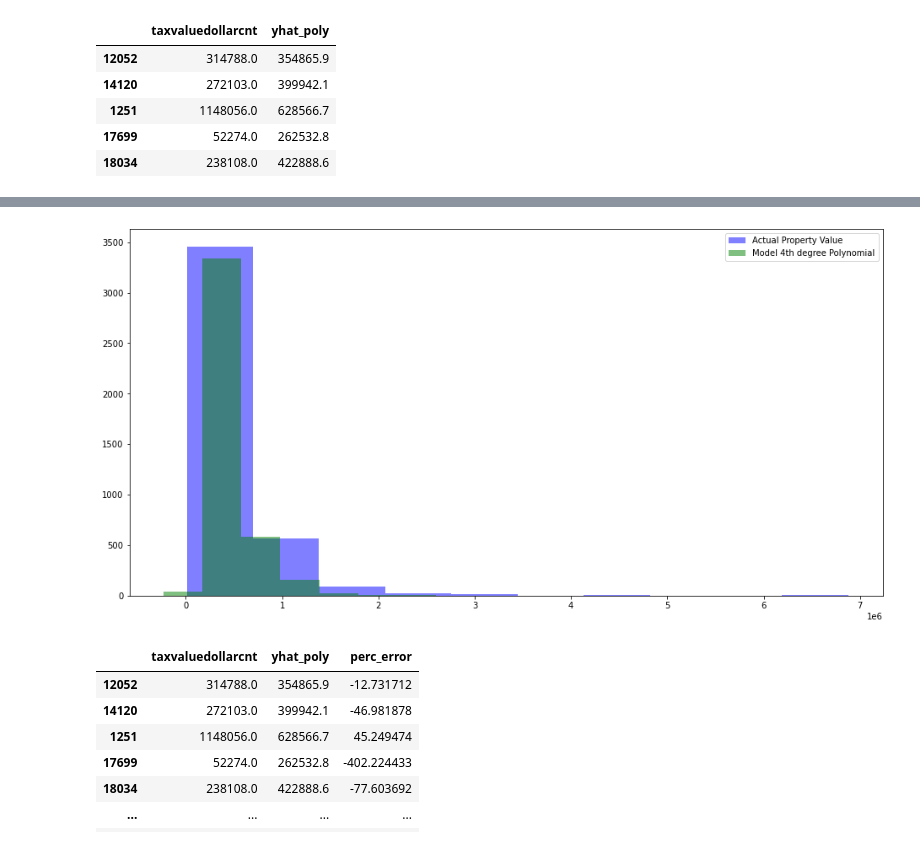
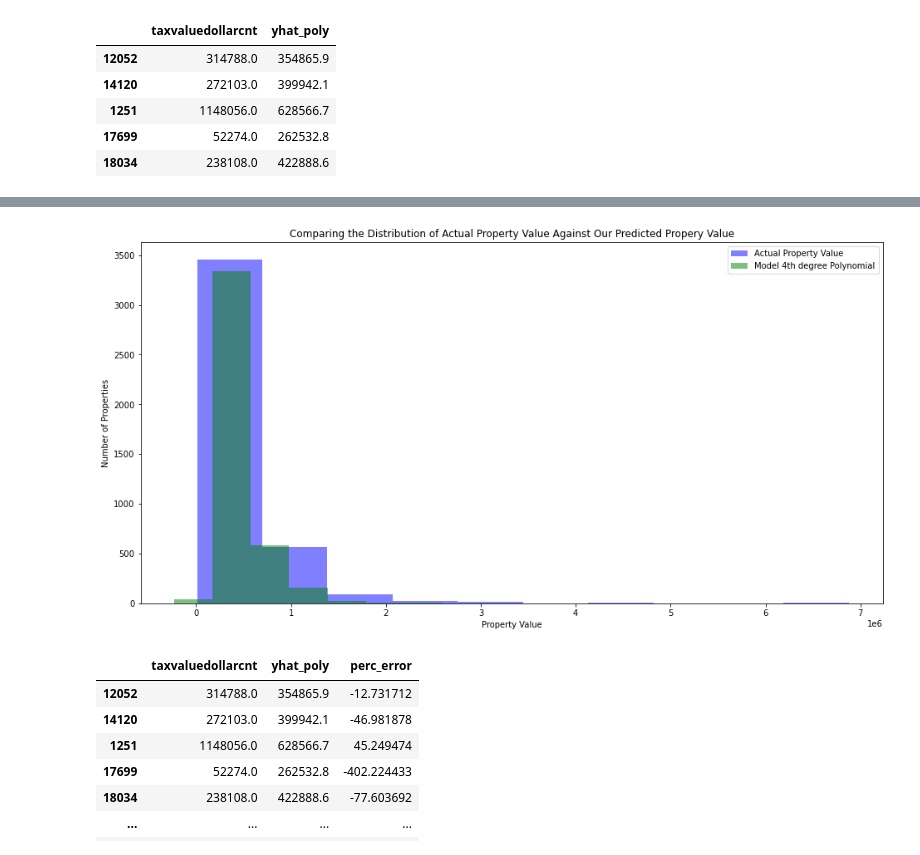
Before and after one commit to AAranda10/regression_project, a Jupyter notebook: data/modeling/modeling.ipynb, the cells around one changed output, grey strips where cells are left out. Drawn from its saved outputs; the diff is of its cells as text; code cells hidden in the pictures.

```diff
--- a/data/modeling/modeling.ipynb
+++ b/data/modeling/modeling.ipynb
@@ -474,14 +471,15 @@ plt.show()
 # %%
 # plot to visualize actual vs predicted.
 plt.figure(figsize=(16,8))
 plt.hist(y_test.taxvaluedollarcnt, color='blue', alpha=.5, label="Actual Property Value")
 plt.hist(y_test.yhat_poly, color='green', alpha=.5, label="Model 4th degree Polynomial")
-#plt.ylabel("Property Value")
-#plt.title("Comparing the Distribution of Actual Property Value Against Our Predicted Propery Value")
+plt.xlabel("Property Value")
+plt.ylabel("Number of Properties")
+plt.title("Comparing the Distribution of Actual Property Value Against Our Predicted Propery Value")
 plt.legend()
 plt.show()
 # %% [output]
-[figure, old version]
+[figure, new version]
 # %%
 y_test['perc_error'] = ((y_test.taxvaluedollarcnt - y_test.yhat_poly) / y_test.taxvaluedollarcnt) * 100
 y_test
```
Also changed, not shown: parts of 1 cell of this notebook, 1 other file.
